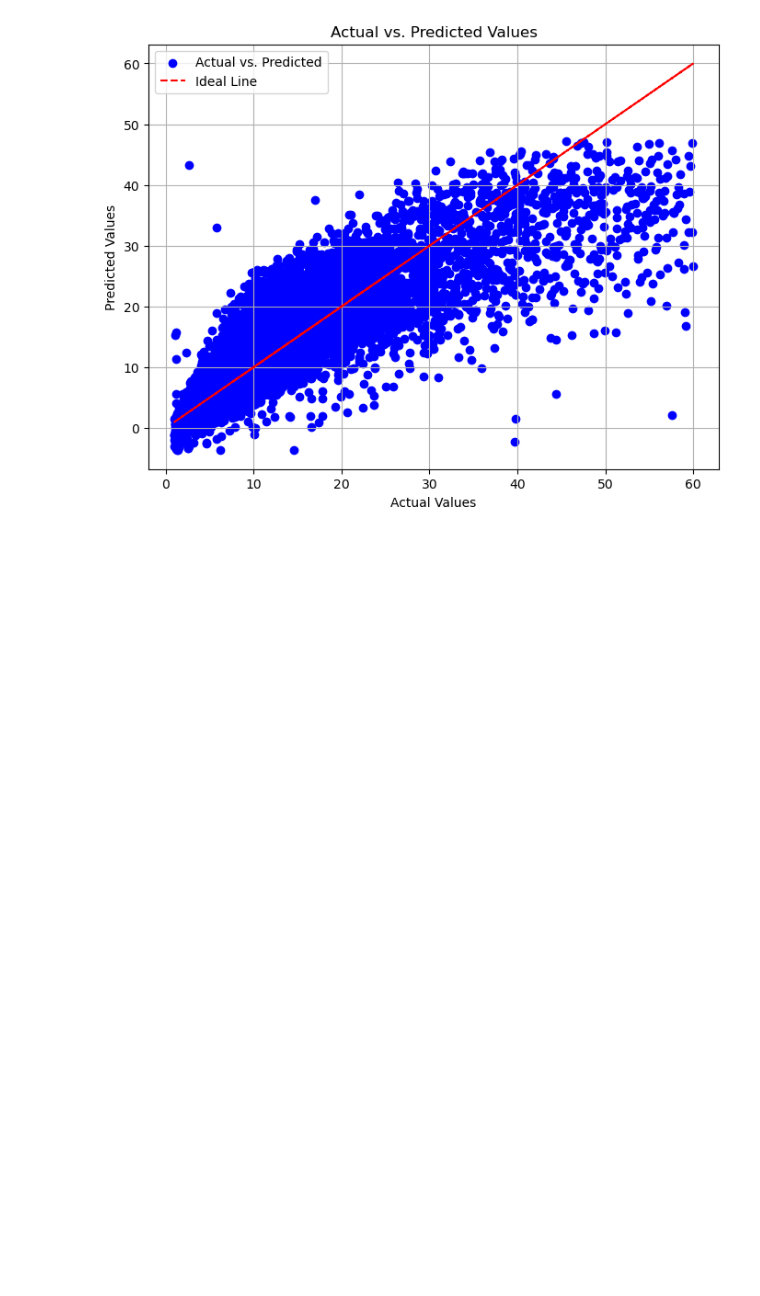
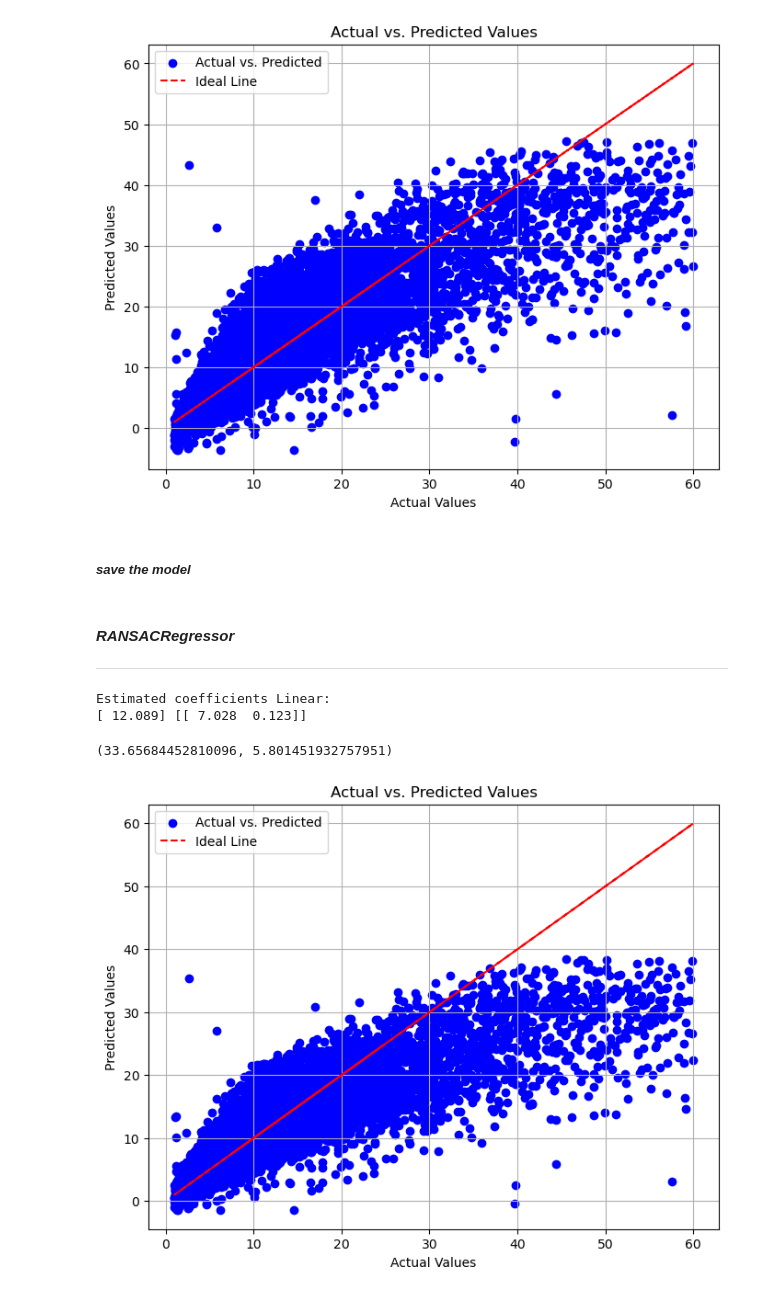
Before and after one commit to bruno2009/Course-MLOps, a Jupyter notebook: 02-intro/duration-prediction.ipynb, the cells around one changed output. Drawn from its saved outputs; the diff is of its cells as text; code cells hidden in the pictures; blank space fills up the shorter version.

```diff
--- a/02-intro/duration-prediction.ipynb
+++ b/02-intro/duration-prediction.ipynb
@@ -238,4 +241,6 @@ plt.grid(True)
 plt.show()
 # %% [output]
 [figure]
+# %% [markdown]
+##### ***save the model***
 # %%
@@ -243 +248,34 @@ with open('models/lin_reg.bin', 'wb') as f_out:
     pickle.dump((model_reg), f_out)
+# %% [markdown]
+#### ***RANSACRegressor***
+---
+# %%
+# Train the model
+model_ransac = Pipeline(steps=[('preprocessor', col_transformer), ('model', RANSACRegressor(random_state = 123) )])
+
+model_ransac.fit(X_train, y_train)
+
+print("Estimated coefficients Linear:")
+print(model_ransac.named_steps['model'].estimator_.intercept_, model_ransac.named_steps['model'].estimator_.coef_)
+
+y_pred = model_ransac.predict(X_test)
+
+mean_squared_error(y_pred, y_test), root_mean_squared_error(y_pred, y_test)
+# %% [output]
+Estimated coefficients Linear:
+[ 12.089] [[ 7.028  0.123]]
+(33.65684452810096, 5.801451932757951)
+# %%
+# Plotting
+plt.figure(figsize=(8, 6))
+plt.scatter(y_test, y_pred, color='blue', label='Actual vs. Predicted')
+plt.plot(y_test, y_test, color='red', linestyle='--', label='Ideal Line')
+
+plt.title('Actual vs. Predicted Values')
+plt.xlabel('Actual Values')
+plt.ylabel('Predicted Values')
+plt.legend()
+plt.grid(True)
+plt.show()
+# %% [output]
+[figure, added]
```
Also changed, not shown: parts of 11 cells of this notebook.
